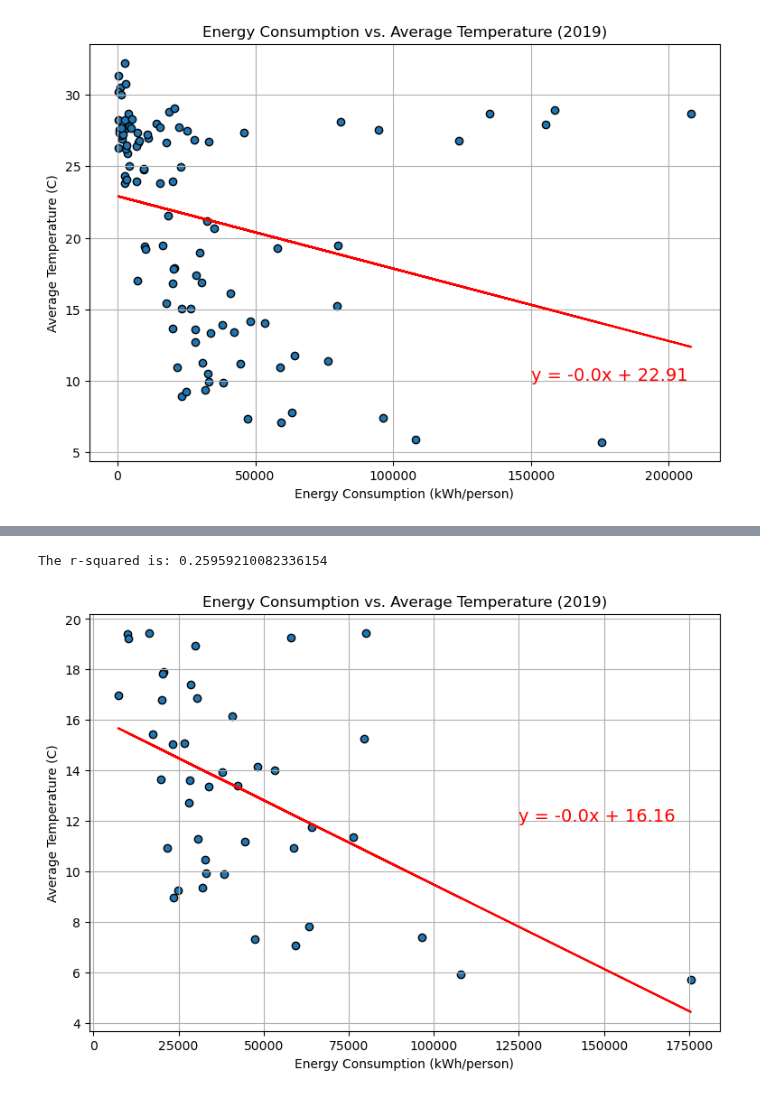
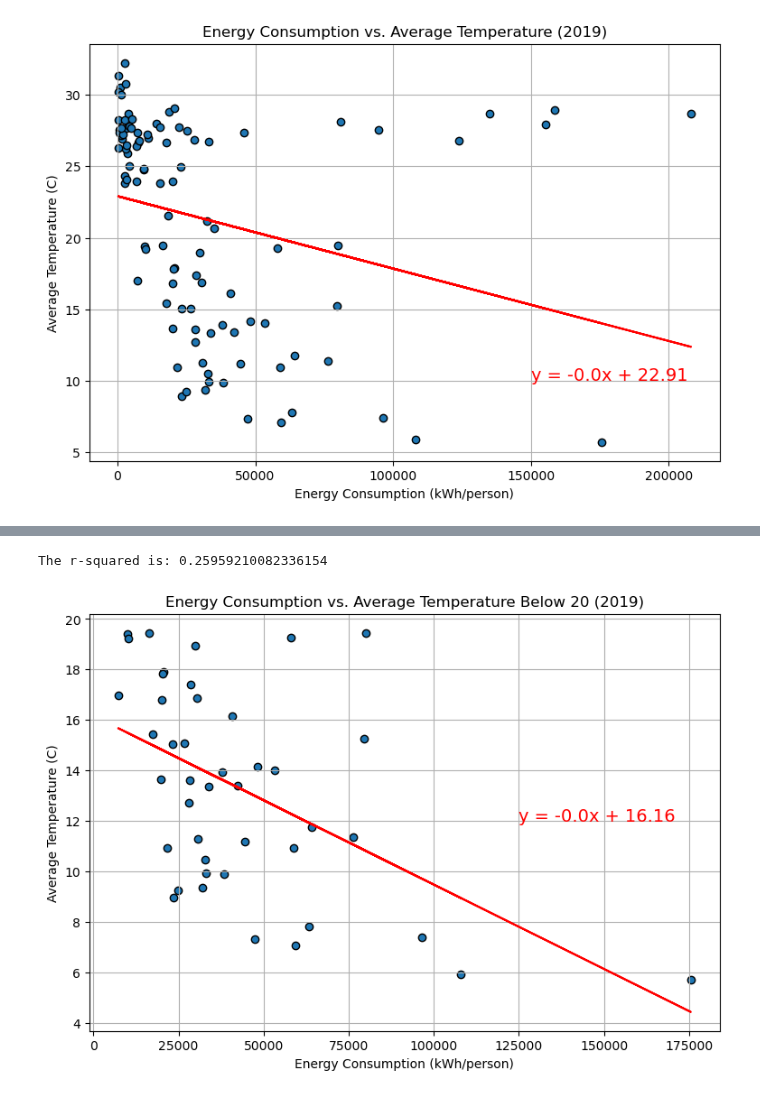
Before and after one commit to yosieph/Project1, a Jupyter notebook: project1.ipynb, the cells around one changed output, grey strips where cells are left out. Drawn from its saved outputs; the diff is of its cells as text; code cells hidden in the pictures.

```diff
--- a/project1.ipynb
+++ b/project1.ipynb
@@ -117,31 +120,31 @@ The r-squared is: 0.009008899533743002
 # %%
 #scatter plot showing the correlation between temp and primary energy consumption in low temp
 energy_consumption = low_temps["Primary energy consumption per capita (kWh/person)"]
 temperature = low_temps["Average Temp"]
 
 plt.figure(figsize=(9,6))
 plt.grid()
 plt.scatter(energy_consumption, temperature, marker="o", edgecolors="black")
 
 # Incorporate the other graph properties
 plt.xlabel('Energy Consumption (kWh/person)')
 plt.ylabel('Average Temperature (C)')
-plt.title('Energy Consumption vs. Average Temperature (2019)')
+plt.title('Energy Consumption vs. Average Temperature Below 20 (2019)')
 
 #add linear regression
 (slope, intercept, rvalue, pvalue, stderr) = linregress(energy_consumption, temperature)
 regress_values = energy_consumption * slope + intercept
 line_eq = "y = " + str(round(slope,2)) + "x + " + str(round(intercept,2))
 correlation = st.pearsonr(energy_consumption, temperature)
 print(f"The r-squared is: {rvalue**2}")
 plt.plot(energy_consumption, regress_values, "r-")
 plt.annotate(line_eq, (125000, 12), fontsize=14,color="red")
 
 # Save the figure
-plt.savefig("output_data/Fig1.png")
+plt.savefig("output_data/Fig3.png")
 
 # Show plot
 plt.show()
 # %% [output]
 The r-squared is: 0.25959210082336154
-[figure, old version]
+[figure, new version]
```
Also changed, not shown: parts of 2 cells of this notebook.
